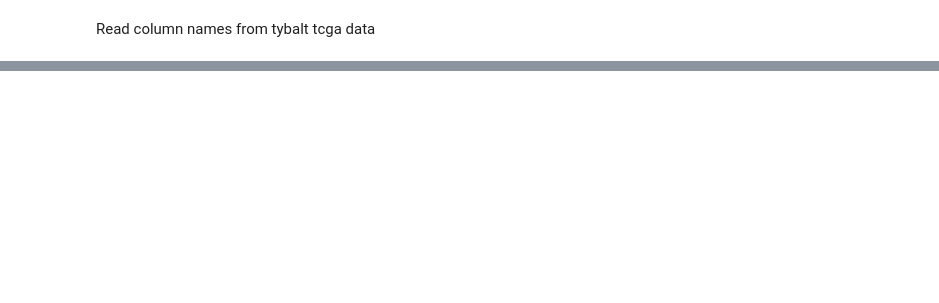
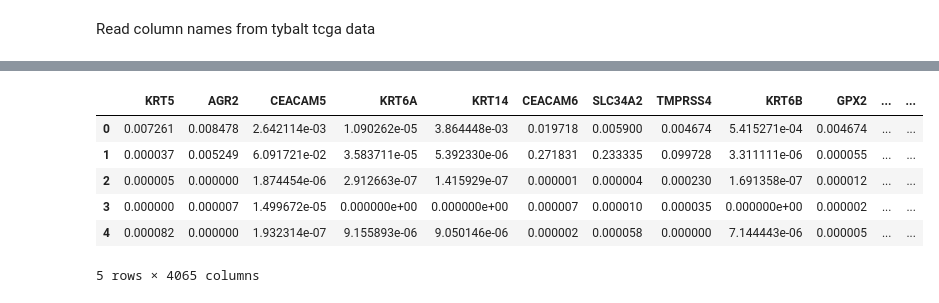
Before and after one commit to aschoudry/VAE_prject, a Jupyter notebook: data_preprocessing.ipynb, the cells around one changed output, grey strips where cells are left out. Drawn from its saved outputs; the diff is of its cells as text; code cells hidden in the pictures; blank space fills up the shorter version.

```diff
--- a/data_preprocessing.ipynb
+++ b/data_preprocessing.ipynb
@@ -81,6 +75,6 @@ tcga_df_sorted = tcga_df_sorted[tcga_df_columns_filterd]
 target_df_sorted = target_df_sorted[target_df_columns_filterd]
 gtex_df_sorted = gtex_df_sorted[gtex_df_columns_filterd]
 # %%
-tcga_df_sorted = tcga_df_sorted / tcga_df_sorted.std()
-tcga_df_sorted = np.log(tcga_df_sorted + 1)
+#tcga_df_sorted = tcga_df_sorted / tcga_df_sorted.std()
+#tcga_df_sorted = np.log(tcga_df_sorted + 1)
 # %%
@@ -152,0 +124,10 @@ tcga_df_sort
+# %%
+tcga_df_sort.head()
+# %% [output]
+|  | KRT5 | AGR2 | CEACAM5 | KRT6A | KRT14 | CEACAM6 | SLC34A2 | TMPRSS4 | KRT6B | GPX2 | ... | ... |
+| 0 | 0.007261 | 0.008478 | 2.642114e-03 | 1.090262e-05 | 3.864448e-03 | 0.019718 | 0.005900 | 0.004674 | 5.415271e-04 | 0.004674 | ... | ... |
+| 1 | 0.000037 | 0.005249 | 6.091721e-02 | 3.583711e-05 | 5.392330e-06 | 0.271831 | 0.233335 | 0.099728 | 3.311111e-06 | 0.000055 | ... | ... |
+| 2 | 0.000005 | 0.000000 | 1.874454e-06 | 2.912663e-07 | 1.415929e-07 | 0.000001 | 0.000004 | 0.000230 | 1.691358e-07 | 0.000012 | ... | ... |
+| 3 | 0.000000 | 0.000007 | 1.499672e-05 | 0.000000e+00 | 0.000000e+00 | 0.000007 | 0.000010 | 0.000035 | 0.000000e+00 | 0.000002 | ... | ... |
+| 4 | 0.000082 | 0.000000 | 1.932314e-07 | 9.155893e-06 | 9.050146e-06 | 0.000002 | 0.000058 | 0.000000 | 7.144443e-06 | 0.000005 | ... | ... |
+5 rows × 4065 columns
```
Also changed, not shown: parts of 16 cells of this notebook, 4 other files.
